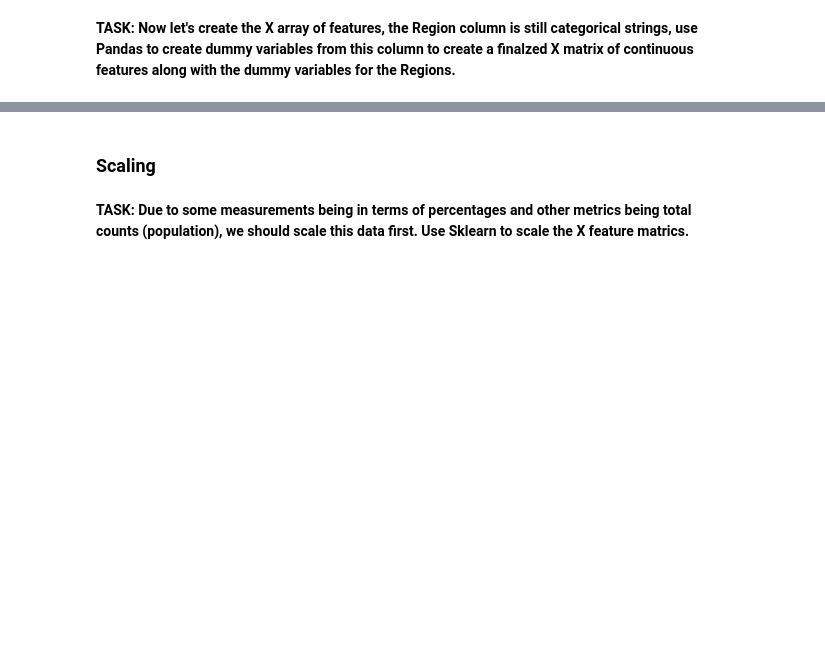
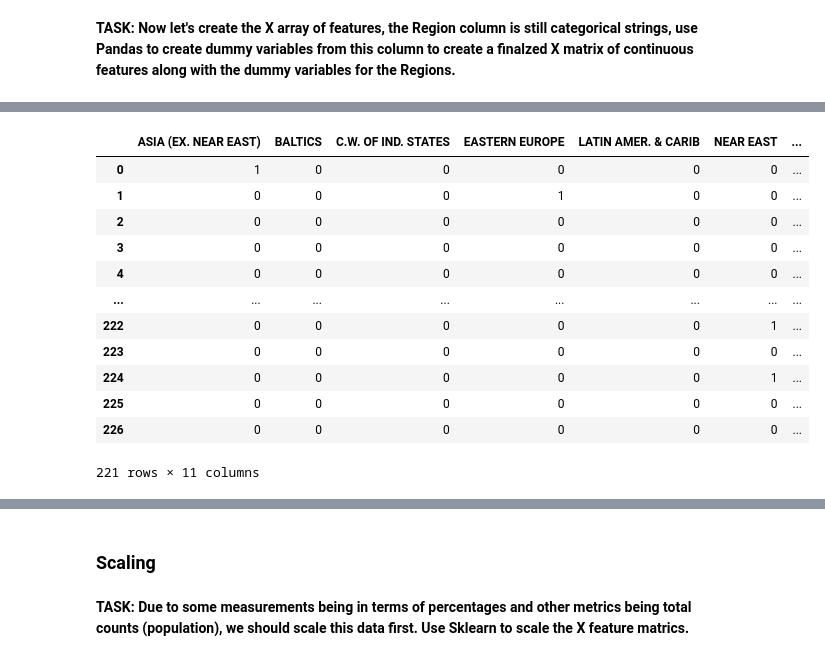
Before and after one commit to yohn-dezmon/kmeans-exercise, a Jupyter notebook: 02-Kmeans-Clustering-Project-Exercise.ipynb, the cells around one changed output, grey strips where cells are left out. Drawn from its saved outputs; the diff is of its cells as text; code cells hidden in the pictures; blank space fills up the shorter version.

```diff
--- a/02-Kmeans-Clustering-Project-Exercise.ipynb
+++ b/02-Kmeans-Clustering-Project-Exercise.ipynb
@@ -349,6 +349,8 @@ dtype: int64
 **TASK: Optional: We are now missing values for only a few countries. Go ahead and drop these countries OR feel free to fill in these last few remaining values with any preferred methodology. For simplicity, we will drop these.**
 # %%
 # CODE HERE
+# %%
+df = df.dropna()
 # %% [markdown]
 ## Data Feature Preparation
 # %% [markdown]
@@ -357,0 +358,2 @@ dtype: int64
+# %%
+df = df.drop(['Country'], axis=1)
@@ -370,0 +371,18 @@ dtype: int64
+# %%
+dummy_regions = pd.get_dummies(df['Region'])
+# %%
+dummy_regions
+# %% [output]
+|  | ASIA (EX. NEAR EAST) | BALTICS | C.W. OF IND. STATES | EASTERN EUROPE | LATIN AMER. & CARIB | NEAR EAST | ... |
+| 0 | 1 | 0 | 0 | 0 | 0 | 0 | ... |
+| 1 | 0 | 0 | 0 | 1 | 0 | 0 | ... |
+| 2 | 0 | 0 | 0 | 0 | 0 | 0 | ... |
+| 3 | 0 | 0 | 0 | 0 | 0 | 0 | ... |
+| 4 | 0 | 0 | 0 | 0 | 0 | 0 | ... |
+| ... | ... | ... | ... | ... | ... | ... | ... |
+| 222 | 0 | 0 | 0 | 0 | 0 | 1 | ... |
+| 223 | 0 | 0 | 0 | 0 | 0 | 0 | ... |
+| 224 | 0 | 0 | 0 | 0 | 0 | 1 | ... |
+| 225 | 0 | 0 | 0 | 0 | 0 | 0 | ... |
+| 226 | 0 | 0 | 0 | 0 | 0 | 0 | ... |
+221 rows × 11 columns
```
Also changed, not shown: parts of 52 cells of this notebook.
